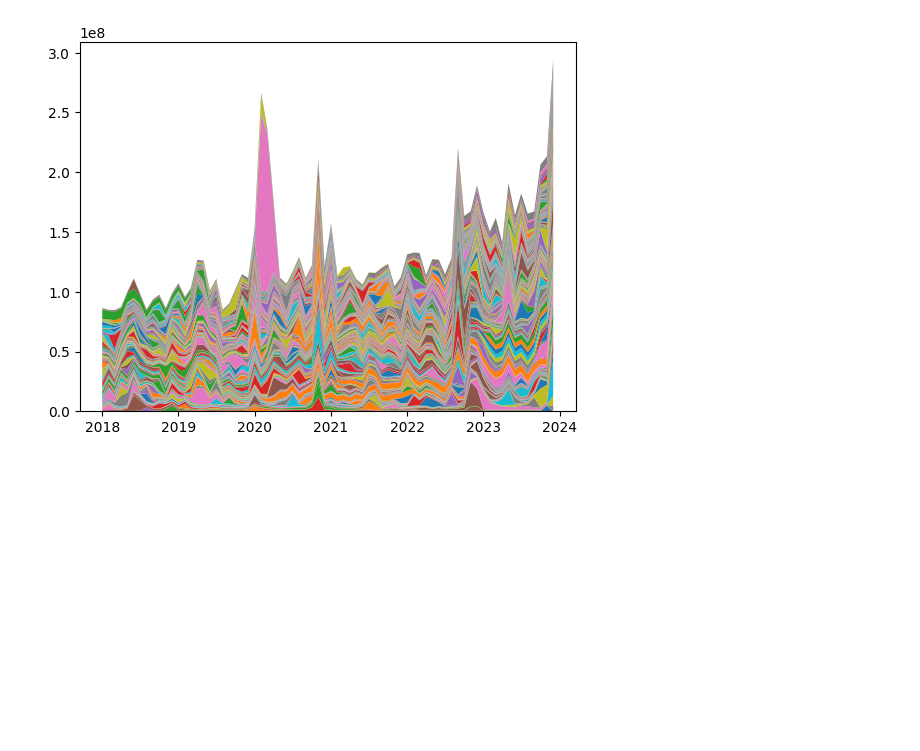
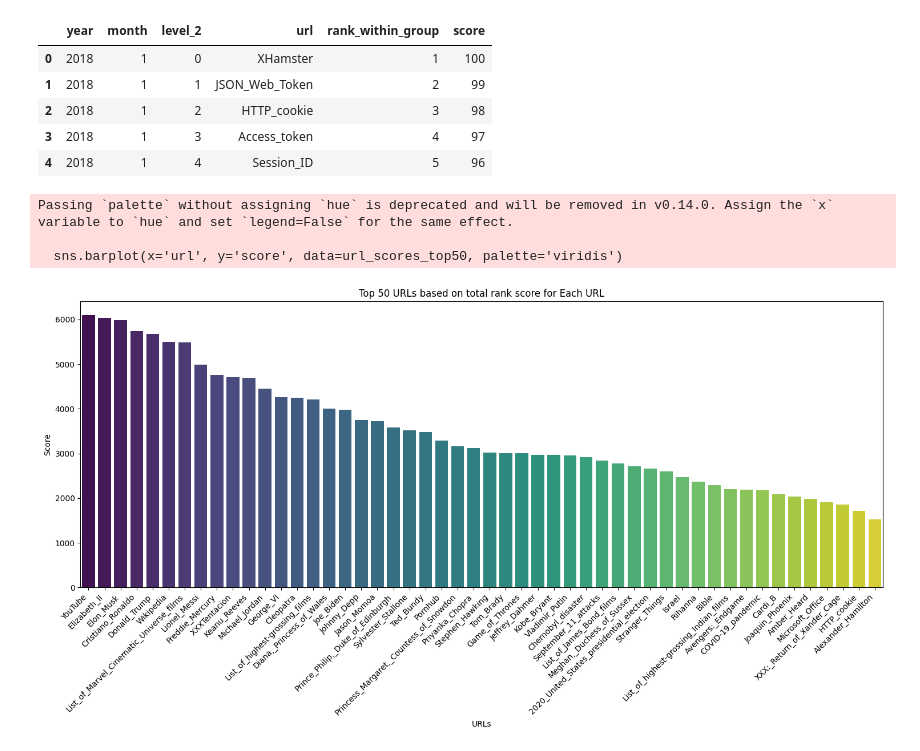
Before and after one commit to Petersmit27/managingbigdata-project, a Jupyter notebook: visualizations.ipynb, the cells around one changed output. Drawn from its saved outputs; the diff is of its cells as text; code cells hidden in the pictures; blank space fills up the shorter version.

```diff
--- a/visualizations.ipynb
+++ b/visualizations.ipynb
@@ -2,5 +2,5 @@
 import pandas as pd
 import matplotlib.pyplot as plt
 import seaborn as sns
-import datetime as dt
+filepath = "popularity.tsv"
 # %%
@@ -132,27 +45,49 @@ for year in df['year'].unique():
-# %%
-# Load the results.csv file
-file_path = 'result.csv'
-df = pd.read_csv(file_path)
-
-
-# Extract the year and month from the 'file' column
-df['month'] = df['file'].str.extract(r'(\d{4})-(\d{2})\.tsv\.gz').apply(lambda x: dt.datetime.strptime(f"{x[0]}-{x[1]:02}", '%Y-%m'), axis=1)
-
-#Filter out urls
-df = df[df['url'] != 'Main_Page']
-df = df[df['url'] != 'Hyphen-minus']
-
-
-grouped = df.sort_values('month').groupby('url')
-
-res = []
-x = df.sort_values('month').month.unique()
-
-i = 0
-for url, group in grouped:
-    res.append(([0] * (72-group.toClicks.size)) + group.toClicks.values.tolist())
-
-plt.stackplot(x, *res)
-plt.show()
-# %% [output]
-[figure, removed]
+# %%
+# Calculate total frequency for each URL
+url_total_frequency = df.groupby(['url', 'year', 'month']).sum()['toClicks'].reset_index()
+
+# Rank the URLs based on total frequency for each month and year
+url_ranking = url_total_frequency.sort_values(['year', 'month', 'toClicks'], ascending=[True, True, False]) \
+                                   .groupby(['year', 'month'])['url'].apply(lambda x: x.reset_index(drop=True)).reset_index()
+
+# Add a column for the rank within each group of year and month
+url_ranking['rank_within_group'] = url_ranking.groupby(['year', 'month']).cumcount() + 1
+
+# Add a column for the score (100 for the top, decreasing by 1)
+url_ranking['score'] = 100 - url_ranking['rank_within_group'] + 1
+
+# Display the result
+url_ranking.head()
+# %% [output]
+|  | year | month | level_2 | url | rank_within_group | score |
+| 0 | 2018 | 1 | 0 | XHamster | 1 | 100 |
+| 1 | 2018 | 1 | 1 | JSON_Web_Token | 2 | 99 |
+| 2 | 2018 | 1 | 2 | HTTP_cookie | 3 | 98 |
+| 3 | 2018 | 1 | 3 | Access_token | 4 | 97 |
+| 4 | 2018 | 1 | 4 | Session_ID | 5 | 96 |
+# %%
+# Group by URL and calculate the sum of scores for each URL
+url_scores = url_ranking.groupby('url')['score'].sum().reset_index()
+
+# Sort the DataFrame based on the 'score' column
+url_scores_sorted = url_scores.sort_values('score', ascending=False)
+
+# Limit to the top 50 scores
+url_scores_top50 = url_scores_sorted.head(50)
+
+# Create a bar plot with URLs on the x-axis and scores on the y-axis
+plt.figure(figsize=(15, 8))
+sns.barplot(x='url', y='score', data=url_scores_top50, palette='viridis')
+plt.title('Top 50 URLs based on total rank score for Each URL')
+plt.xlabel('URLs')
+plt.ylabel('Score')
+plt.xticks(rotation=45, ha='right')
+plt.tight_layout()
+# Save the plot as an SVG file with high quality
+plt.savefig('top50RankScore.svg')
+plt.show()
+# %% [output]
+Passing `palette` without assigning `hue` is deprecated and will be removed in v0.14.0. Assign the `x` variable to `hue` and set `legend=False` for the same effect.
+
+  sns.barplot(x='url', y='score', data=url_scores_top50, palette='viridis')
+[figure, added]
```
Also changed, not shown: parts of 12 cells of this notebook.
